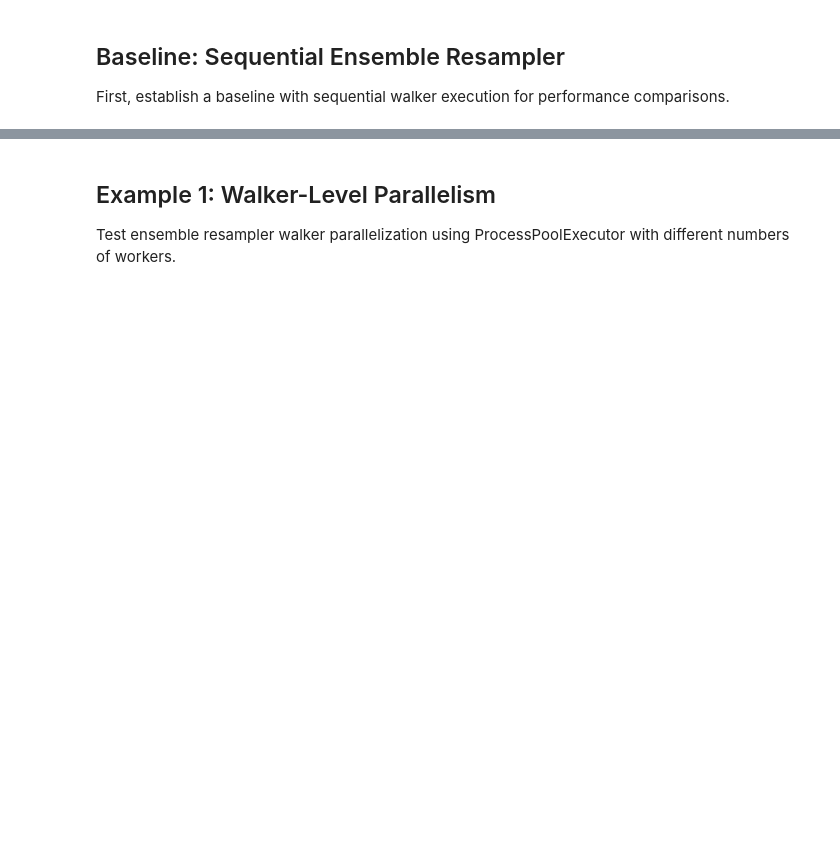
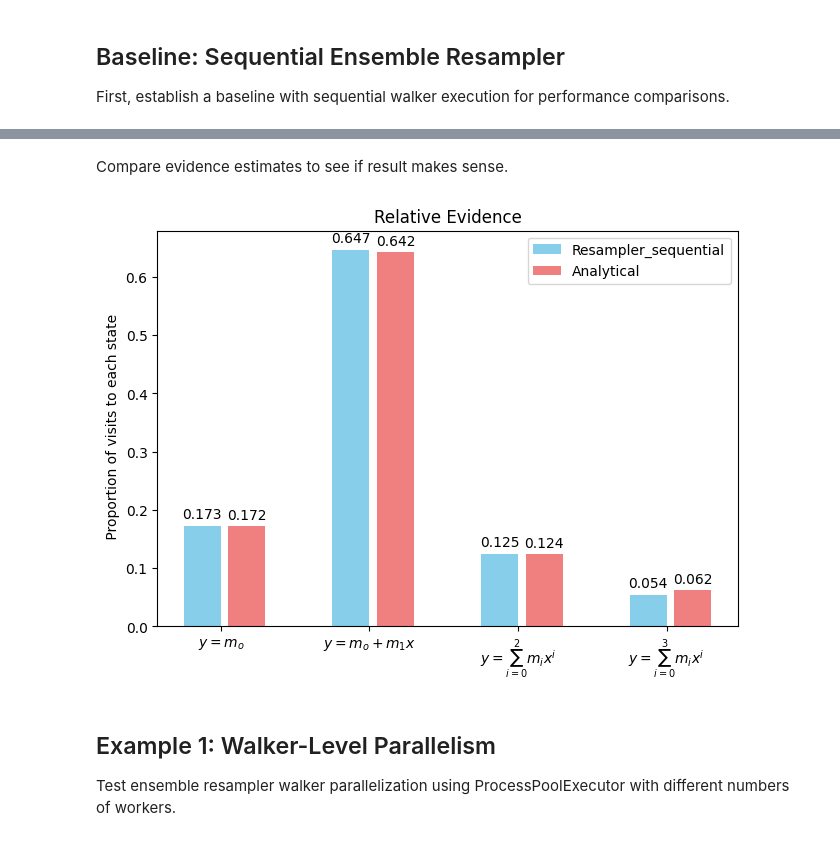
Before and after one commit to auggiemarignier/pyTransC, a Jupyter notebook: examples/Regression/TransC_Regression_parallel.ipynb, the cells around one changed output, grey strips where cells are left out. Cells and saved outputs as stored; diff of their text form; code cells hidden in the pictures; blank space fills up the shorter version.

```diff
--- a/examples/Regression/TransC_Regression_parallel.ipynb
+++ b/examples/Regression/TransC_Regression_parallel.ipynb
@@ -948,3 +988,43 @@ State visitation frequencies:
+# %% [markdown]
+Compare evidence estimates to see if result makes sense.
+# %%
+# Count visits to each state by Trans-D mcmc
+def plot_state_frequencies(state_frequencies,label='Resampler'):
+    Ev_analytical = np.array([0.17163235, 0.64217786, 0.12414475, 0.06204504])
+    # plot histogram of frequency of visits to each state
+
+    labels = [
+        r"$y=m_o$",
+        r"$y=m_o + m_1x$",
+        r"$y = \sum_{i=0}^2 m_ix^i$",
+        r"$y = \sum_{i=0}^3 m_ix^i$",
+    ]
+    xplot = np.arange(n_states)  # the label locations
+    width = 0.25  # the width of the bars
+    multiplier = 0
+
+    fig, ax = plt.subplots(layout="constrained")
+    offset = width * multiplier
+    rects = ax.bar(xplot + offset, np.round(state_frequencies, 3), width, label=label, color="skyblue")
+    ax.bar_label(rects, padding=3)
+    multiplier += 1
+    offset = width * multiplier + 0.05
+    rects = ax.bar(
+        xplot + offset, np.round(Ev_analytical, 3), width, label="Analytical", color="lightcoral"
+    )
+    ax.bar_label(rects, padding=3)
+    multiplier += 1
+    # Add some text for labels, title and custom x-axis tick labels, etc.
+    ax.set_ylabel(" Proportion of visits to each state")
+    ax.set_title("Relative Evidence")
+    ax.set_xticks(xplot + width / 2, labels)
+    ax.legend(loc="upper right")
+    # plt.savefig('ER_relative_evidences.pdf')
+    plt.show()
+# %%
+plot_state_frequencies(state_frequencies,"Resampler_sequential")
+# %% [output]
+[figure, added]
 # %% [markdown]
 ## Example 1: Walker-Level Parallelism
 
```
Also changed, not shown: parts of 24 cells of this notebook, 2 other files.
